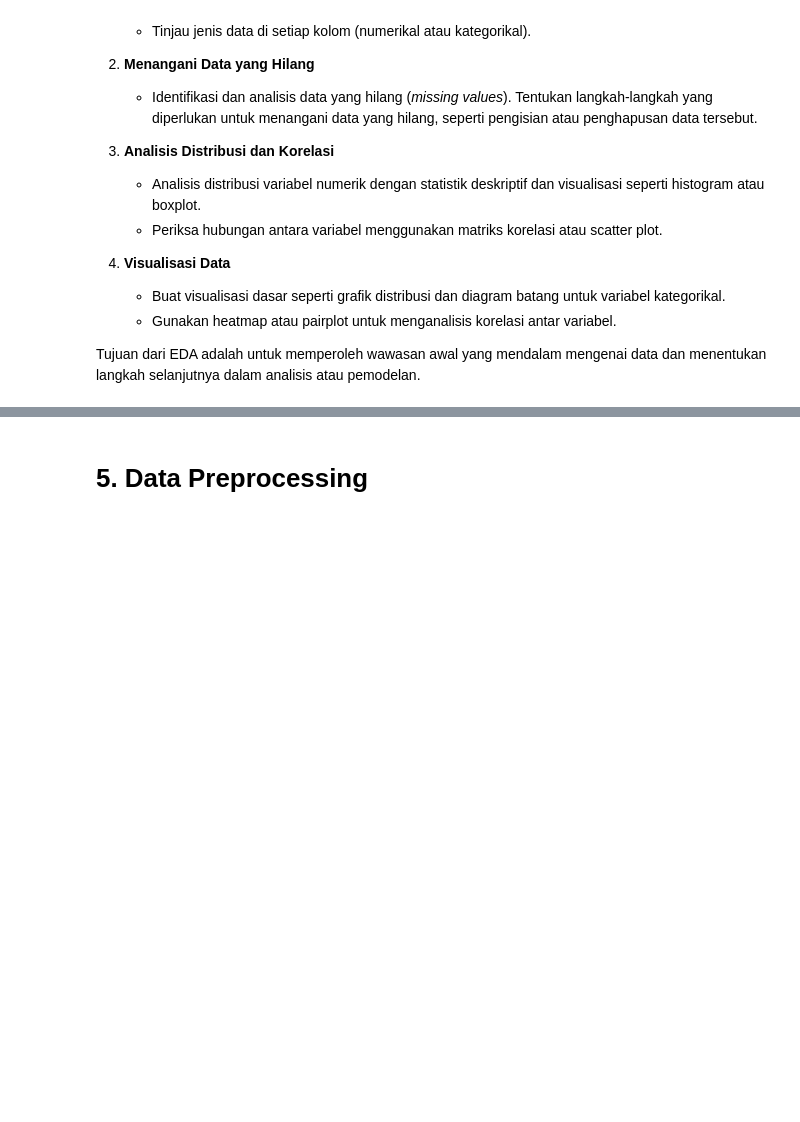
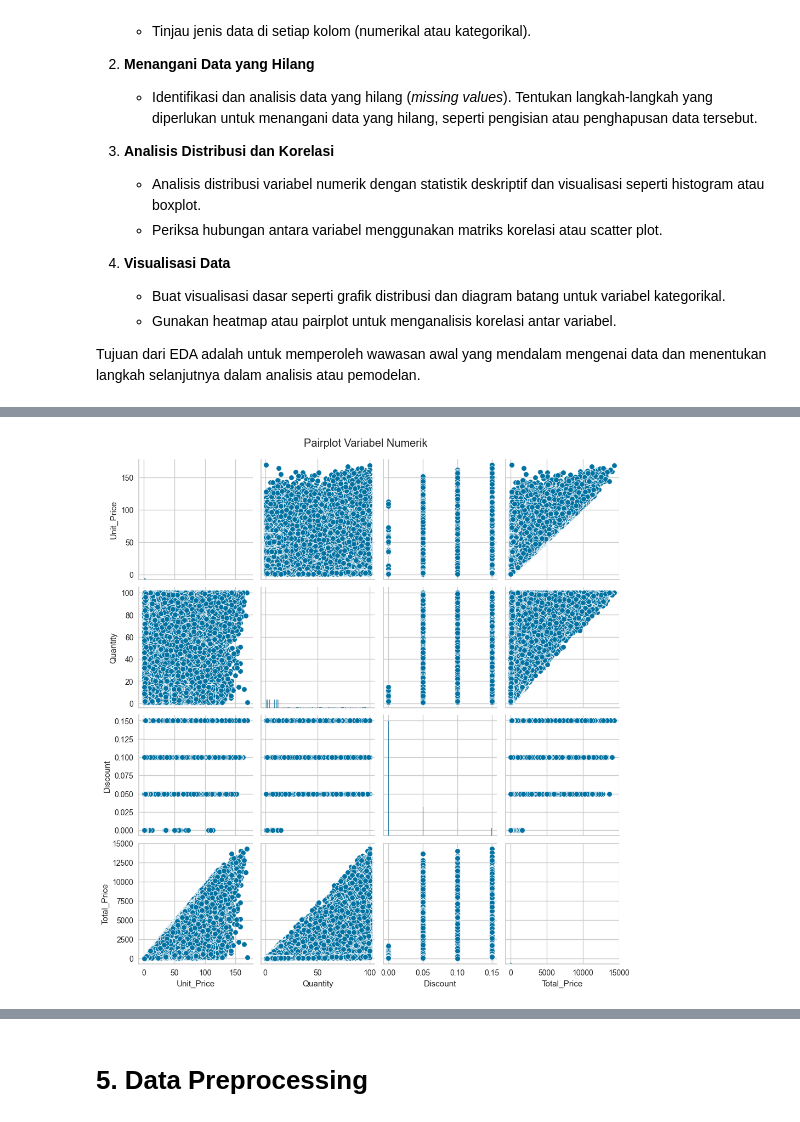
Before and after one commit to adrianramadhan/beverage-sales-ml-submission, a Jupyter notebook: [Clustering]_Submission_Akhir_BMLP_AdrianPutraRamadhan.ipynb, the cells around one changed output, grey strips where cells are left out. Cells and saved outputs as stored; diff of their text form; code cells hidden in the pictures; blank space fills up the shorter version.

```diff
--- a/[Clustering]_Submission_Akhir_BMLP_AdrianPutraRamadhan.ipynb
+++ b/[Clustering]_Submission_Akhir_BMLP_AdrianPutraRamadhan.ipynb
@@ -63,0 +193,7 @@ Tujuan dari EDA adalah untuk memperoleh wawasan awal yang mendalam mengenai data
+# %%
+# Pairplot untuk melihat hubungan antar variabel numerik
+sns.pairplot(df[num_cols])
+plt.suptitle("Pairplot Variabel Numerik", y=1.02)
+plt.show()
+# %% [output]
+[figure, added]
```
Also changed, not shown: parts of 34 cells of this notebook, 1 other file.
